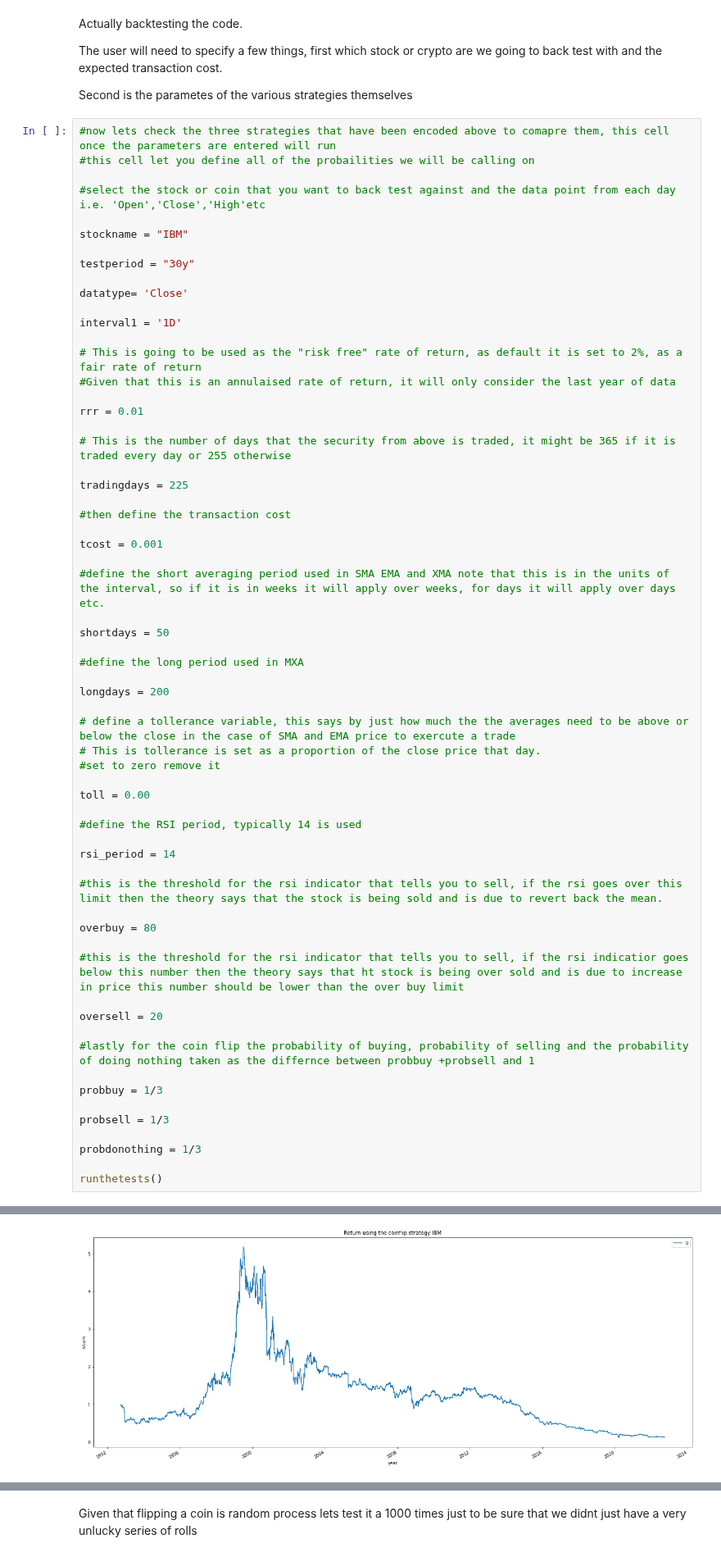
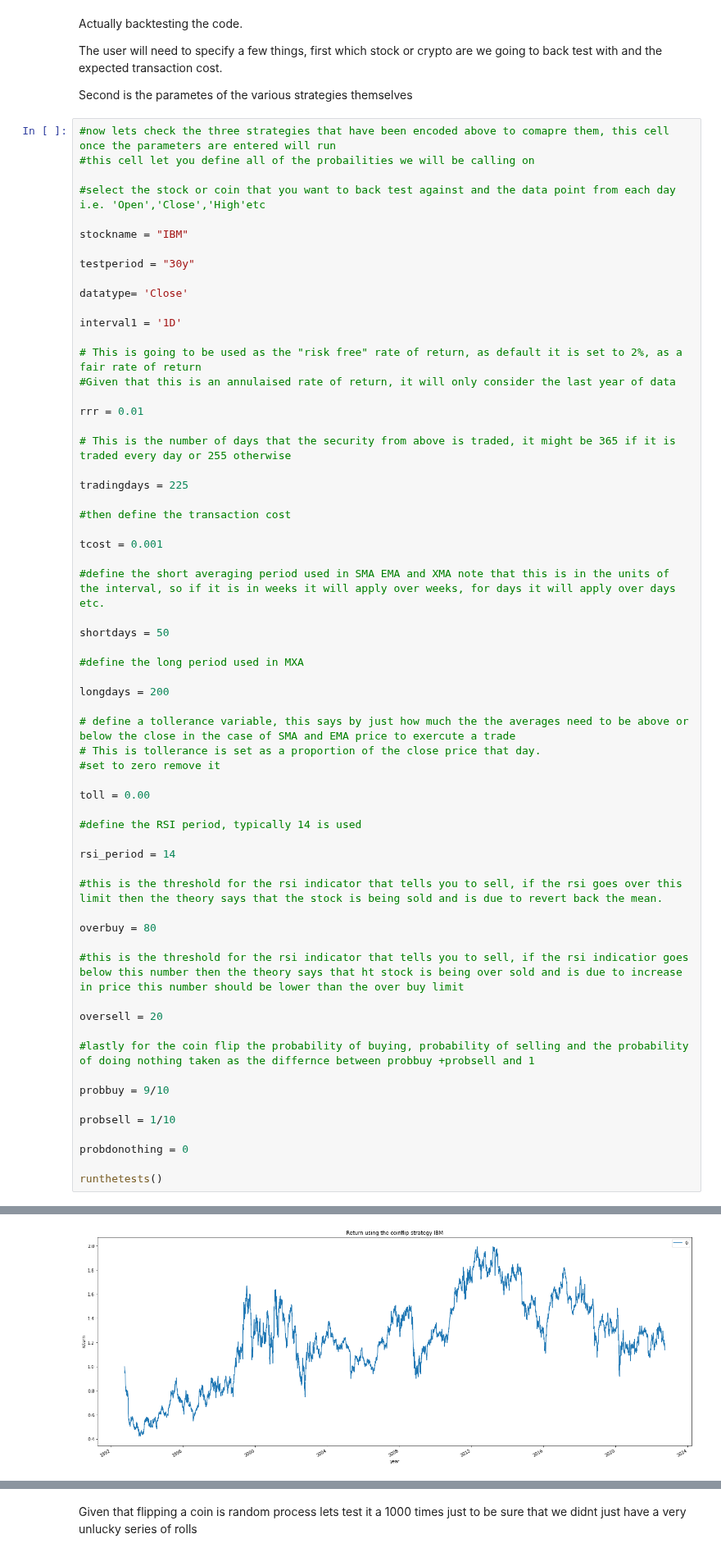
Before and after one commit to suf102/Trading-strategy-backtester, a Jupyter notebook: TA_backtester.ipynb, the cells around one changed output, grey strips where cells are left out. Shown at 82% size. Cells and saved outputs as stored; diff of their text form.

```diff
--- a/TA_backtester.ipynb
+++ b/TA_backtester.ipynb
@@ -473,11 +473,11 @@ oversell = 20
 
 #lastly for the coin flip the probability of buying, probability of selling and the probability of doing nothing taken as the differnce between probbuy +probsell and 1
 
-probbuy = 1/3
+probbuy = 9/10
 
-probsell = 1/3
+probsell = 1/10
 
-probdonothing = 1/3
+probdonothing = 0
 
 runthetests()
 # %% [output]
@@ -499,8 +499,8 @@ Sharpe ratio of coinflips -0.4088739804096401
 [figure]
 [figure]
 [figure]
 [figure]
-[figure, old version]
+[figure, new version]
 [figure]
 # %% [markdown]
 Given that flipping a coin is random process lets test it a 1000 times just to be sure that we didnt just have a very unlucky series of rolls
```
Also changed, not shown: parts of 2 cells of this notebook.
